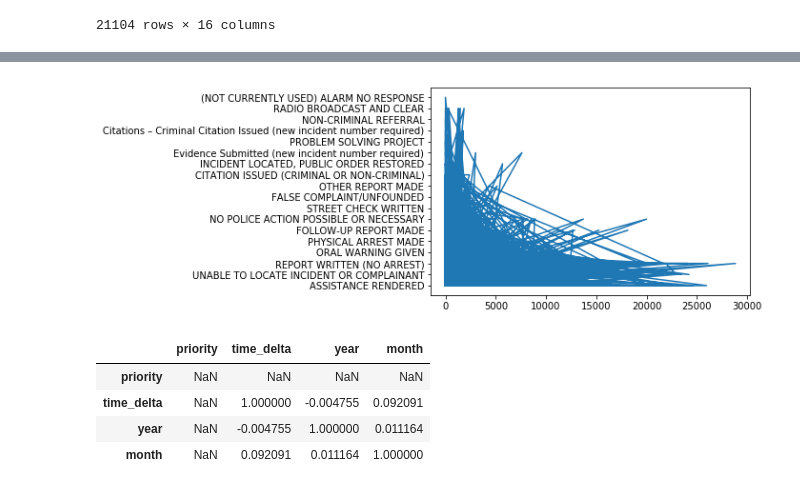
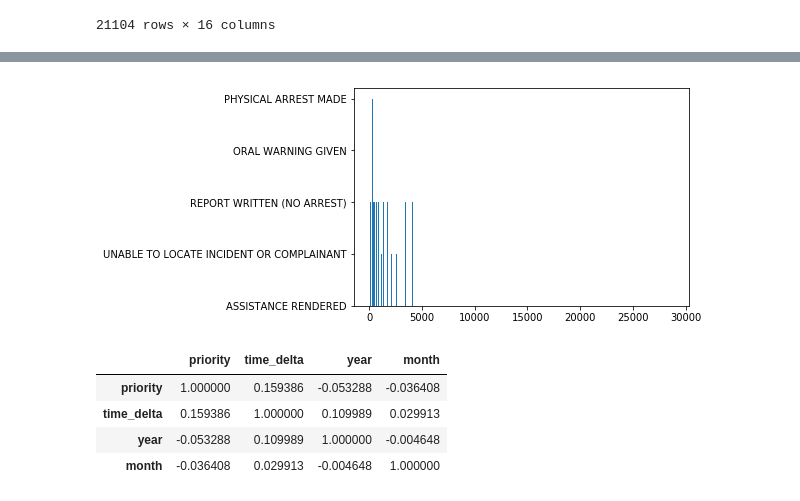
Before and after one commit to teacupwoozy/spd_notebook_archive, a Jupyter notebook: spd_notebook/2010-2018_sexcrimes_violentcrimes_percentages.ipynb, the cells around one changed output, grey strips where cells are left out. Cells and saved outputs as stored; diff of their text form; code cells hidden in the pictures.

Commit message:
Finish lewd call df w/ relevant cc

```diff
--- a/spd_notebook/2010-2018_sexcrimes_violentcrimes_percentages.ipynb
+++ b/spd_notebook/2010-2018_sexcrimes_violentcrimes_percentages.ipynb
@@ -506,0 +538,5 @@ Name: time_delta, Length: 5673, dtype: int64
+# %%
+# Define top lewd call clearing codes
+
+top_lewd_cc_terms = 'REPORT WRITTEN|ASSISTANCE RENDERED|PHYSICAL ARREST|UNABLE TO LOCATE|ORAL WARNING'
+top_lewd_cc_terms
@@ -506,0 +545,3 @@ Name: time_delta, Length: 5673, dtype: int64
+# %%
+lewd_calls_ip = lewd_calls_ip[lewd_calls_ip.event_clearing.str.contains(top_lewd_cc_terms)]
+lewd_calls_ip
@@ -507,17 +568,18 @@ Name: time_delta, Length: 5673, dtype: int64
 # %%
+
 x = lewd_calls_ip.time_delta
 y = lewd_calls_ip.event_clearing
 
-plt.plot(x, y)
+plt.bar(x, y)
 plt.show();
 # %% [output]
-[figure, old version]
+[figure, new version]
 # %%
 
 lewd_calls_ip.corr()
 # %% [output]
 |  | priority | time_delta | year | month |
-| priority | NaN | NaN | NaN | NaN |
-| time_delta | NaN | 1.000000 | -0.004755 | 0.092091 |
-| year | NaN | -0.004755 | 1.000000 | 0.011164 |
-| month | NaN | 0.092091 | 0.011164 | 1.000000 |
+| priority | 1.000000 | 0.159386 | -0.053288 | -0.036408 |
+| time_delta | 0.159386 | 1.000000 | 0.109989 | 0.029913 |
+| year | -0.053288 | 0.109989 | 1.000000 | -0.004648 |
+| month | -0.036408 | 0.029913 | -0.004648 | 1.000000 |
```
Also changed, not shown: parts of 7 cells of this notebook.
